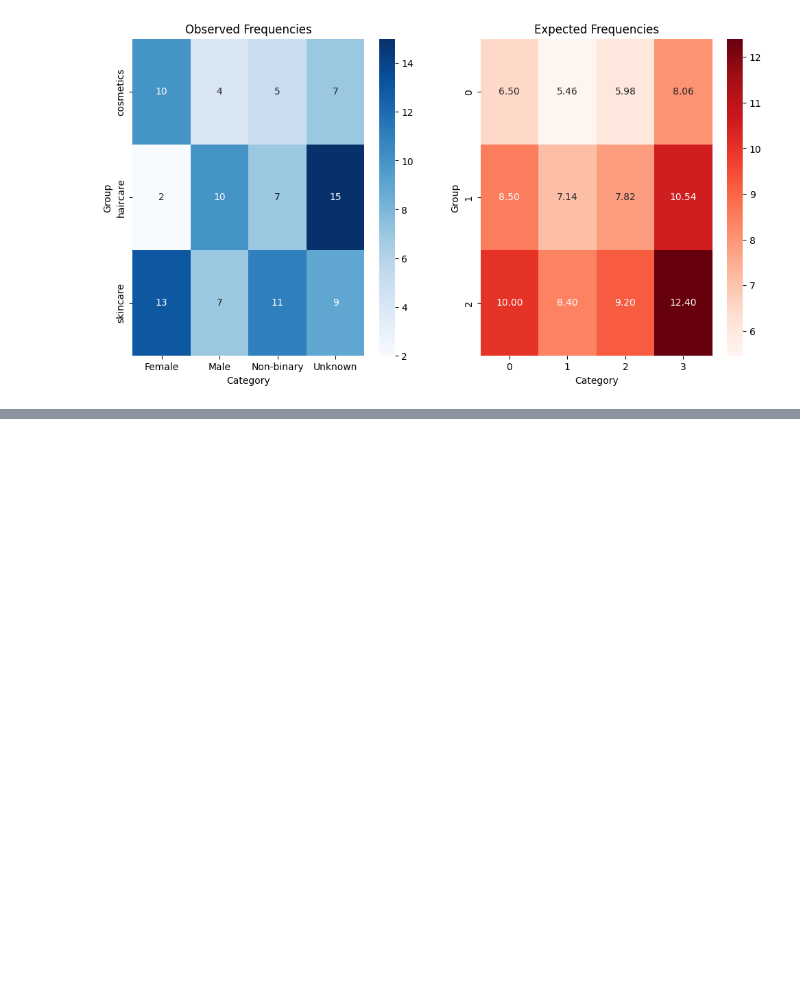
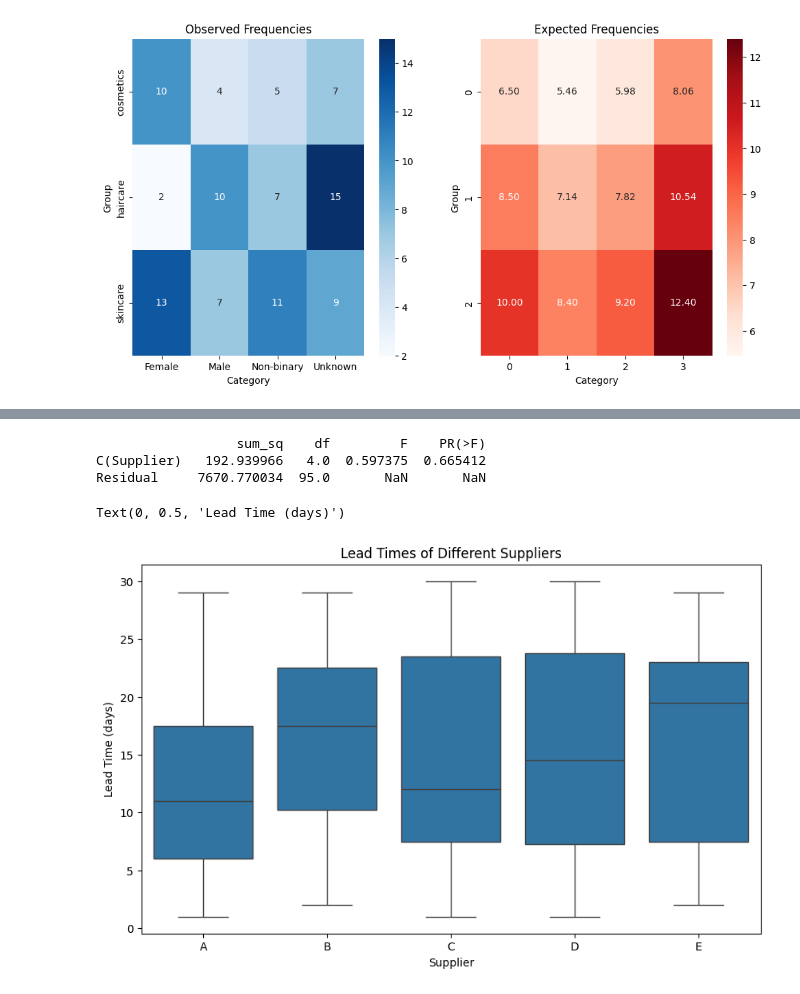
Before and after one commit to Gowtham933/Supply-chain-Data-Analysis-Project, a Jupyter notebook: Hypothesis_testing.ipynb, the cells around one changed output, grey strips where cells are left out. Saved outputs shown, nothing was run; the diff lists cells and outputs as text; code cells hidden in the pictures; blank space fills up the shorter version.

```diff
--- a/Hypothesis_testing.ipynb
+++ b/Hypothesis_testing.ipynb
@@ -301,0 +315,43 @@ plt.show()# Mosaic Plot
+# %%
+Supplier_1_times = data.groupby('Supplier name')['Manufacturing lead time'].agg(list)[0]
+Supplier_2_times = data.groupby('Supplier name')['Manufacturing lead time'].agg(list)[1]
+Supplier_3_times = data.groupby('Supplier name')['Manufacturing lead time'].agg(list)[2]
+Supplier_4_times = data.groupby('Supplier name')['Manufacturing lead time'].agg(list)[3]
+Supplier_5_times = data.groupby('Supplier name')['Manufacturing lead time'].agg(list)[4]
+# %%
+
+# Combine data into a single array for ANOVA
+lead_times = np.concatenate([Supplier_1_times, Supplier_2_times, Supplier_3_times, Supplier_4_times, Supplier_5_times])
+# The list 'suppliers' needs to have the same length as 'lead_times'
+suppliers = ['A']*len(Supplier_1_times) + ['B']*len(Supplier_2_times) + ['C']*len(Supplier_3_times) + ['D']*len(Supplier_4_times) + ['E']*len(Supplier_5_times)
+
+
+# Create a DataFrame
+data2 = {'ManufacturingLeadTime': lead_times, 'Supplier': suppliers}
+df = pd.DataFrame(data2)
+
+# Perform ANOVA
+model = ols('ManufacturingLeadTime ~ C(Supplier)', data=df).fit() # Use 'data' instead of 'data2'
+anova_table = sm.stats.anova_lm(model, typ=2)
+
+# Print ANOVA table
+print(anova_table)
+
+# Perform post-hoc test if ANOVA is significant
+if anova_table['PR(>F)'][0] < 0.05:
+    tukey = pairwise_tukeyhsd(endog=df['ManufacturingLeadTime'], groups=df['Supplier'], alpha=0.05)
+    print(tukey)
+
+# Visualize the data using box plots
+plt.figure(figsize=(10, 6))
+sns.boxplot(x='Supplier', y='ManufacturingLeadTime', data=df) # Use 'ManufacturingLeadTime' for y-axis
+plt.title('Lead Times of Different Suppliers')
+plt.xlabel('Supplier')
+plt.ylabel('Lead Time (days)')
+# plt.show()
+# %% [output]
+                  sum_sq    df         F    PR(>F)
+C(Supplier)   192.939966   4.0  0.597375  0.665412
+Residual     7670.770034  95.0       NaN       NaN
+Text(0, 0.5, 'Lead Time (days)')
+[figure, added]
```
Also changed, not shown: parts of 1 cell of this notebook.
